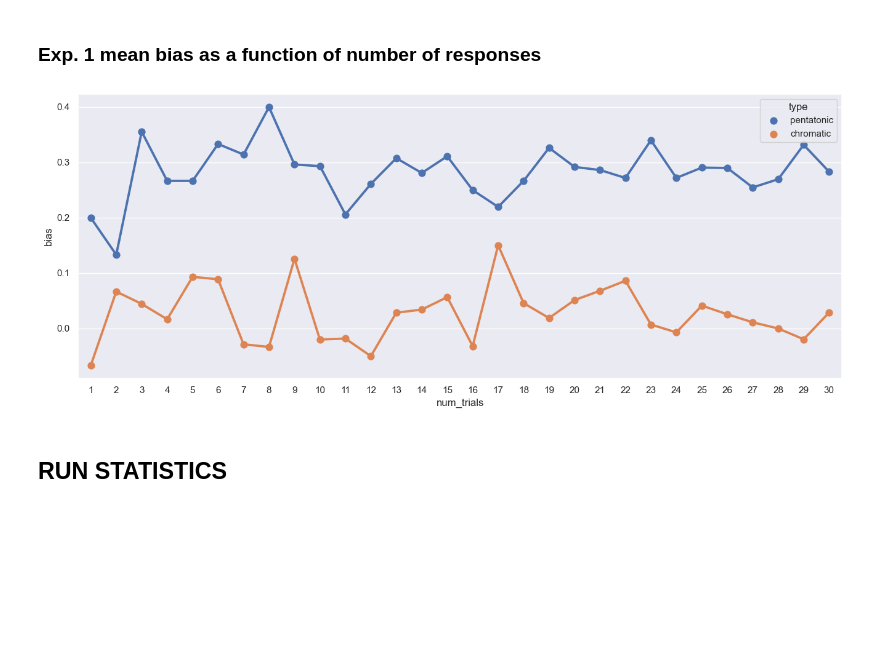
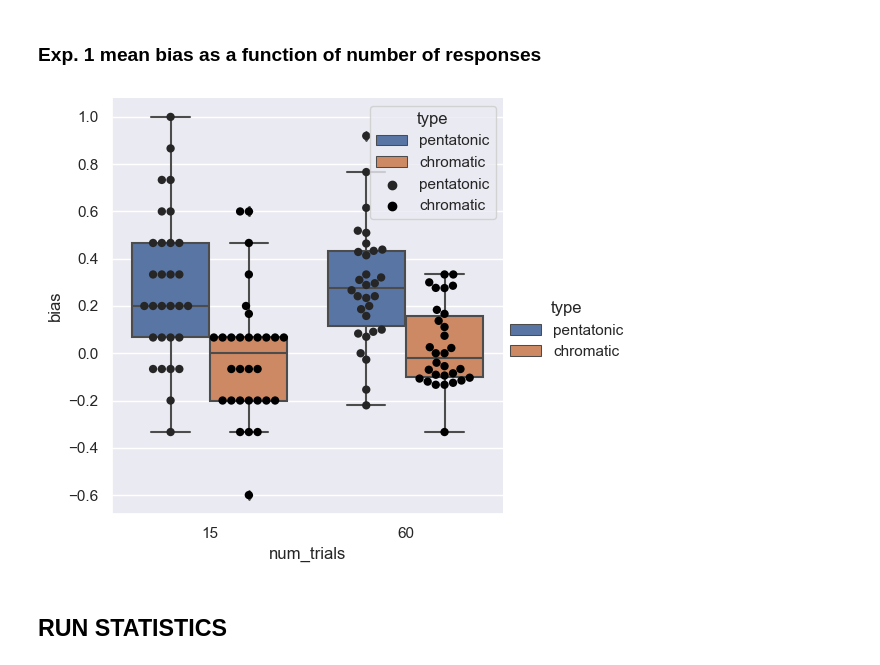
Before and after one commit to MichaelSel/set_membership_paper, a Jupyter notebook: 4. Supplementary Figures.ipynb, the cells around one changed output. Cells and saved outputs as stored; diff of their text form; code cells hidden in the pictures; blank space fills up the shorter version.

Commit message:
Bias over trial count

```diff
--- a/4. Supplementary Figures.ipynb
+++ b/4. Supplementary Figures.ipynb
@@ -250,39 +257,52 @@ def get_for_trials(num_trials):
         subject_chromatic_rate_swapped[key] = 1 - subject_chromatic_rate_shifted[key]
     for key in subject_pentatonic_rate_shifted:
         subject_pentatonic_bias[key] = subject_pentatonic_rate_shifted[key] - subject_pentatonic_rate_swapped[key]
     for key in subject_chromatic_rate_shifted:
         subject_chromatic_bias[key] = subject_chromatic_rate_shifted[key] - subject_chromatic_rate_swapped[key]
 
 
 
 
 
 
 
 
 
     # Create a list with num_trials, subject, type (pentatonic or chromatic), bias
     record_list = []
     for key in subject_pentatonic_bias:
         record_list.append({'num_trials':num_trials,'bias':subject_pentatonic_bias[key],'type':'pentatonic', 'subject':key})
     for key in subject_chromatic_bias:
         record_list.append({'num_trials':num_trials,'bias':subject_chromatic_bias[key],'type':'chromatic', 'subject':key})
 
     return record_list
 
 # Create df for the plot
 record_list = []
 
-for i in range(30):
-    record_list += get_for_trials(i+1)
+# for i in range(30):
+#     record_list += get_for_trials(i+1)
+
+# df = pd.DataFrame(record_list)
+# fig, ax = plt.subplots(figsize=(16, 6))
+
+# Plot with error bars for each point
+# ax = sns.pointplot(x='num_trials',y='bias',hue='type',data=df, errorbar=('ci',0))
+
+record_list += get_for_trials(15)
+record_list += get_for_trials(60)
 
 df = pd.DataFrame(record_list)
-fig, ax = plt.subplots(figsize=(16, 6))
 
-# Plot with error bars for each point
-ax = sns.pointplot(x='num_trials',y='bias',hue='type',data=df, errorbar=('ci',0))
+# Make bar plot
+ax = sns.catplot(x="num_trials", y="bias", data=df, kind="box", hue="type")
+# Add dots
+sns.swarmplot(data=df, x="num_trials", y="bias", hue="type", palette='dark:black', dodge=True, ax=ax.axes[0][0], size=6)
+
+# save figure
+ax.savefig(ROOT_DIR + "/Plots/Exp1_bias_vs_num_trials.svg", format="svg", dpi=300)
 # %% [output]
-[figure, old version]
+[figure, new version]
 # %% [markdown]
  ## RUN STATISTICS
 # %%
```
Also changed, not shown: parts of 1 cell of this notebook, 2 other files.
